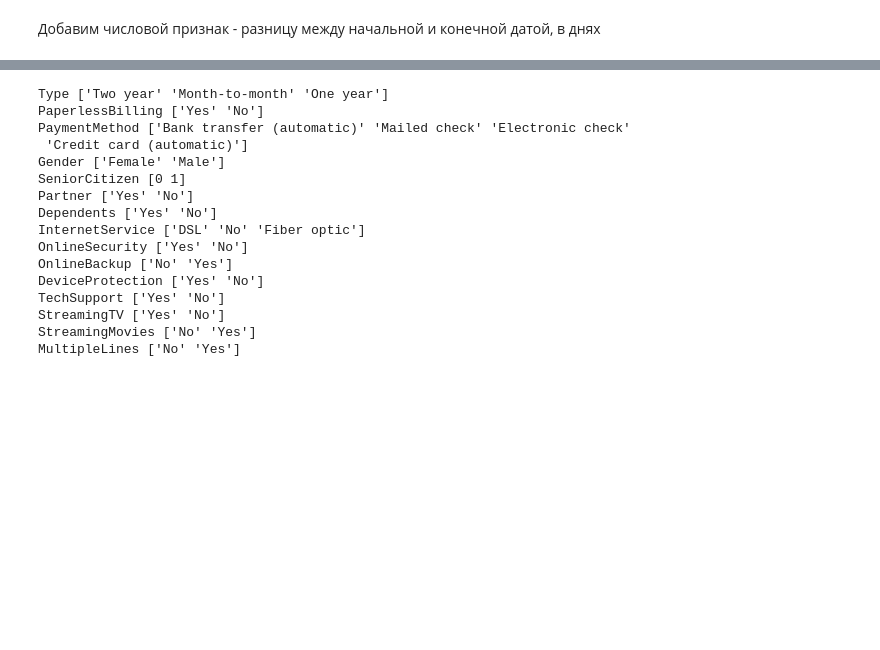
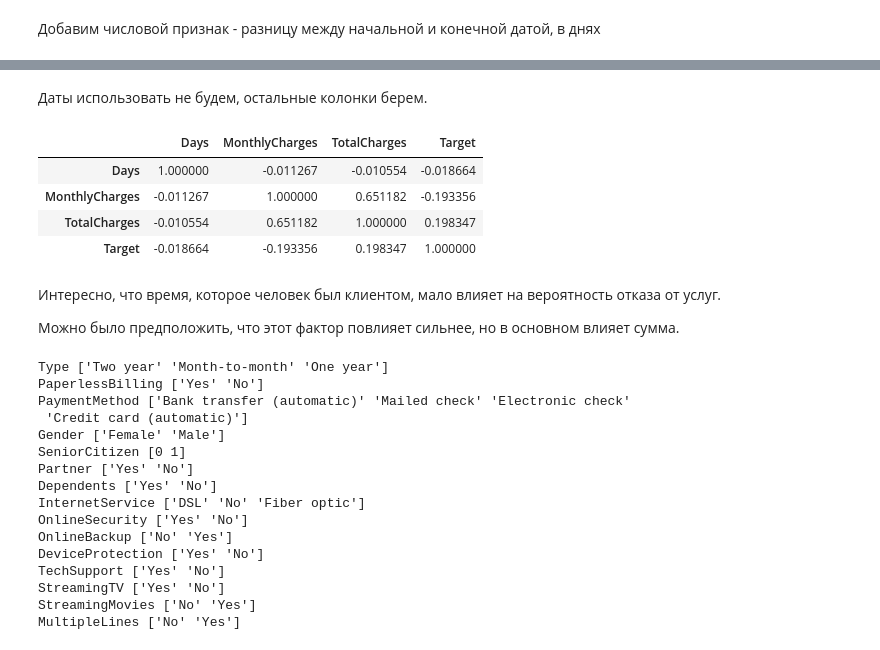
Before and after one commit to kirillva/project-final, a Jupyter notebook: index.ipynb, the cells around one changed output, grey strips where cells are left out. Saved outputs shown, nothing was run; the diff lists cells and outputs as text; code cells hidden in the pictures; blank space fills up the shorter version.

```diff
--- a/index.ipynb
+++ b/index.ipynb
@@ -474,6 +477,20 @@ continuous = [
 ]
 
 target = 'Target'
+# %% [markdown]
+Даты использовать не будем, остальные колонки берем.
+# %%
+df[continuous + [target]].corr()
+# %% [output]
+|  | Days | MonthlyCharges | TotalCharges | Target |
+| Days | 1.000000 | -0.011267 | -0.010554 | -0.018664 |
+| MonthlyCharges | -0.011267 | 1.000000 | 0.651182 | -0.193356 |
+| TotalCharges | -0.010554 | 0.651182 | 1.000000 | 0.198347 |
+| Target | -0.018664 | -0.193356 | 0.198347 | 1.000000 |
+# %% [markdown]
+Интересно, что время, которое человек был клиентом, мало влияет на вероятность отказа от услуг.
+
+Можно было предположить, что этот фактор повлияет сильнее, но в основном влияет сумма.
 # %%
 for i in categorical:
     print(i, df[i].unique())
```
Also changed, not shown: parts of 21 cells of this notebook.
